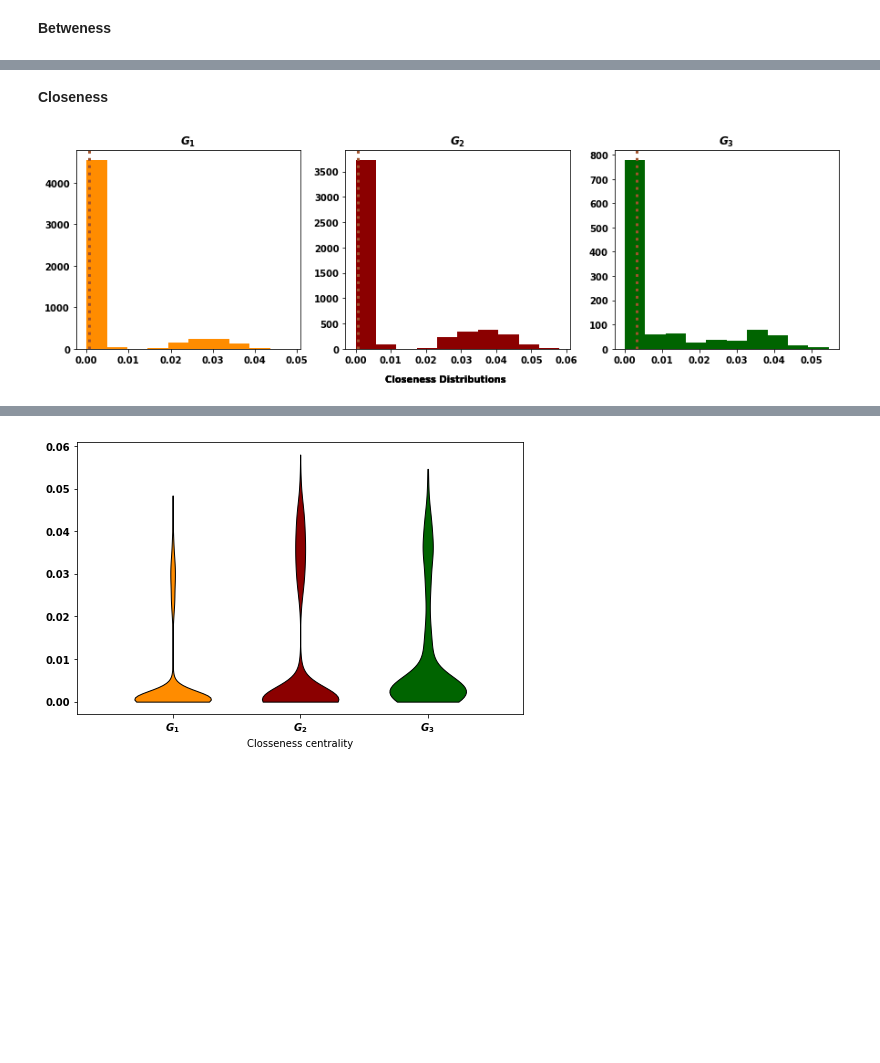
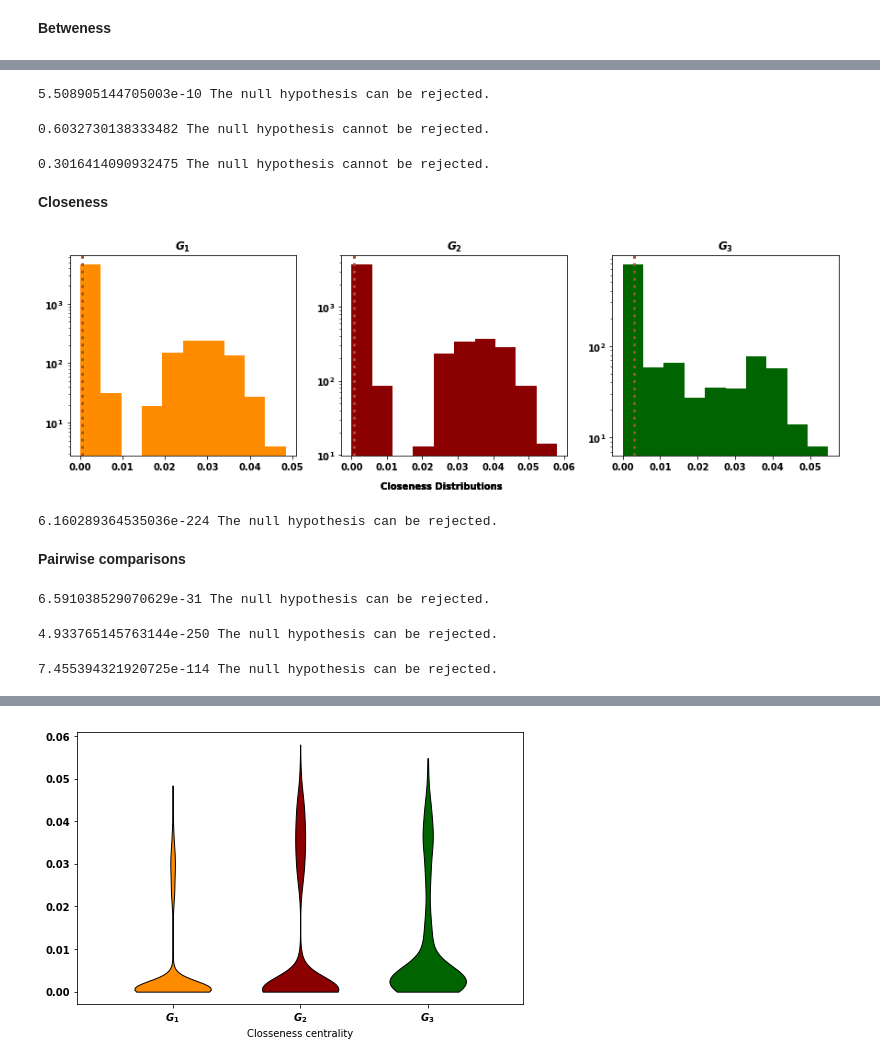
Before and after one commit to Nikoleta-v3/bibliometric-study-of-the-prisoners-dilemma, a Jupyter notebook: src/nbs/3. Influence.ipynb, the cells around one changed output, grey strips where cells are left out. Saved outputs shown, nothing was run; the diff lists cells and outputs as text; code cells hidden in the pictures; blank space fills up the shorter version.

Commit message:
add figures in centrality and adjust tex

```diff
--- a/src/nbs/3. Influence.ipynb
+++ b/src/nbs/3. Influence.ipynb
@@ -113,7 +87,8 @@ distributions_betweeness = [[point[1] for point in coeff] for coeff in betweenes
 # %%
 fig, axes = plt.subplots(nrows=1, ncols=3, figsize=(15, 4))
 for i, dstr in enumerate(distributions_betweeness):
-    axes[i].hist(dstr,  color=colors[i]);
+    axes[i].hist(dstr,  color=colors[i], log=True);
+    print(np.mean(dstr))
     axes[i].axvline(np.median(dstr), color='sienna', linestyle=':', linewidth=3, label='median')
     axes[i].title.set_text(labels[i])
 
@@ -157,3 +121,15 @@ for pc in parts['bodies']:
+# %%
+test_mannwhitneyu([distributions_betweeness[0], distributions_betweeness[2]])
+# %% [output]
+5.508905144705003e-10 The null hypothesis can be rejected.
+# %%
+test_kruskal([distributions_betweeness[1], distributions_betweeness[2]])
+# %% [output]
+0.6032730138333482 The null hypothesis cannot be rejected.
+# %%
+test_mannwhitneyu([distributions_betweeness[1], distributions_betweeness[2]])
+# %% [output]
+0.3016414090932475 The null hypothesis cannot be rejected.
 # %% [markdown]
 **Closeness**
 # %%
@@ -161,12 +137,30 @@ distributions_close = [[point[1] for point in coeff] for coeff in closeness]
 # %%
 fig, axes = plt.subplots(nrows=1, ncols=3, figsize=(15, 4))
 for i, dstr in enumerate(distributions_close):
-    axes[i].hist(dstr,  color=colors[i]);
+    axes[i].hist(dstr,  color=colors[i], log=True);
     axes[i].axvline(np.median(dstr), color='sienna', linestyle=':', linewidth=3, label='median')
     axes[i].title.set_text(labels[i])
 
     fig.text(0.5, 0.00, 'Closeness Distributions', ha='center', fontsize=10)
 
 plt.savefig('../../assets/images/closeness_distributions.pdf')
 # %% [output]
-[figure, old version]
+[figure, new version]
+# %%
+test_kruskal(distributions_close)
+# %% [output]
+6.160289364535036e-224 The null hypothesis can be rejected.
+# %% [markdown]
+**Pairwise comparisons**
+# %%
+test_kruskal([distributions_close[0], distributions_close[1]])
+# %% [output]
+6.591038529070629e-31 The null hypothesis can be rejected.
+# %%
+test_kruskal([distributions_close[0], distributions_close[2]])
+# %% [output]
+4.933765145763144e-250 The null hypothesis can be rejected.
+# %%
+test_kruskal([distributions_close[1], distributions_close[2]])
+# %% [output]
+7.455394321920725e-114 The null hypothesis can be rejected.
```
Also changed, not shown: parts of 44 cells of this notebook, 8 other files.
